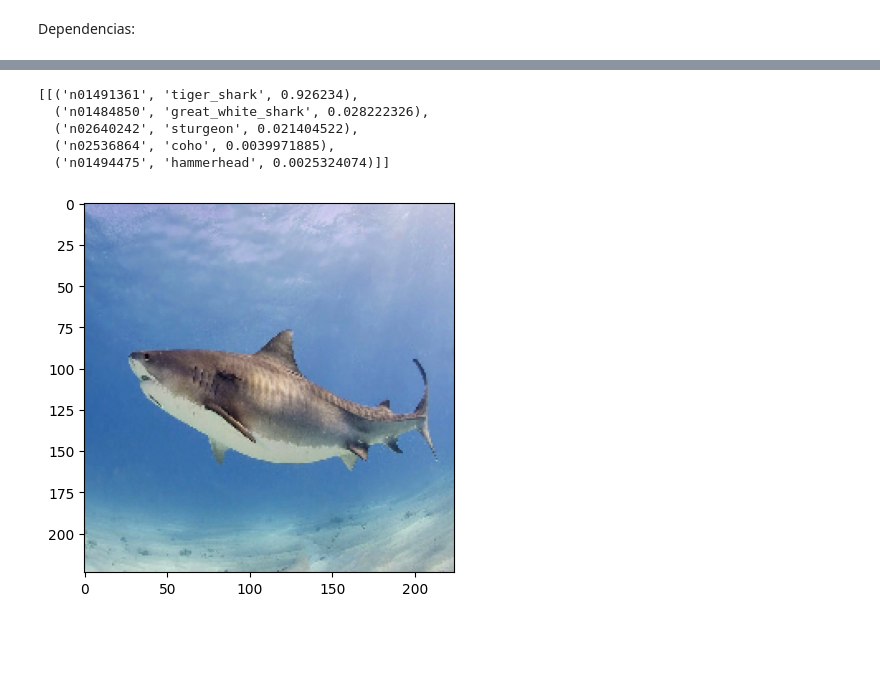
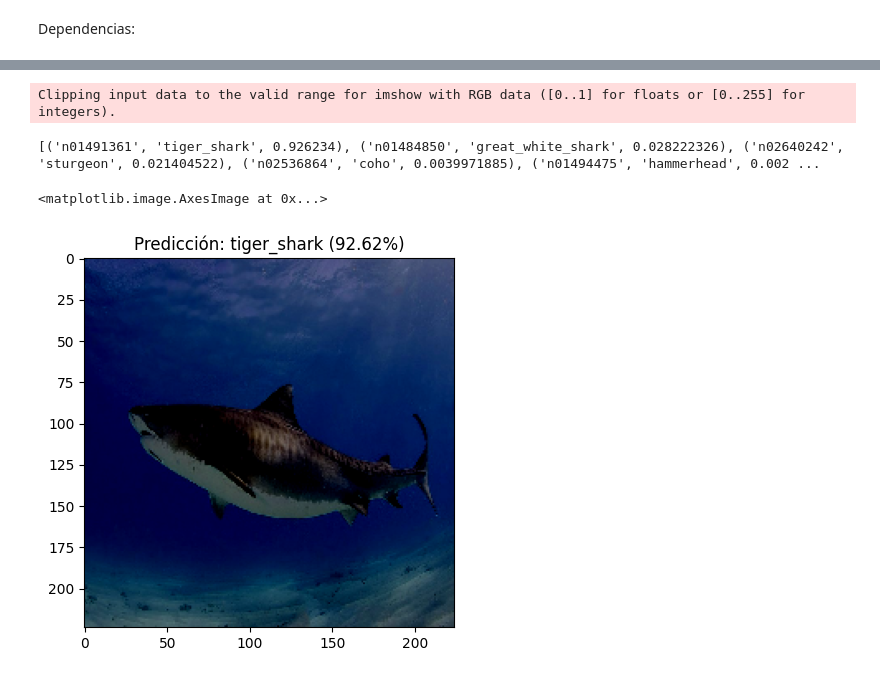
Before and after one commit to pxpe/TFG-Adversarial, a Jupyter notebook: object-classification/object-classification.ipynb, the cells around one changed output, grey strips where cells are left out. Drawn from its saved outputs; the diff is of its cells as text; code cells hidden in the pictures; blank space fills up the shorter version.

Commit message:
added percentage of prediction

```diff
--- a/object-classification/object-classification.ipynb
+++ b/object-classification/object-classification.ipynb
@@ -23,8 +23,13 @@ data_folder = 'data'
 # %%
 img = image.image_utils.load_img(os.path.join(data_folder,'Tiger_shark.jpg'), target_size=(224, 224))
 img = image.image_utils.img_to_array(img)
-p.imshow(img / 255)
+
 x = preprocess_input(n.expand_dims(img, axis=0))
 preds = resnet.predict(x)
-decode_predictions(preds, top=5)
+decoded_preds = decode_predictions(preds, top=5)[0]
+
+print(decoded_preds)
+
+p.title('Predicción: ' + decoded_preds[0][1] + ' (' + str(round(decoded_preds[0][2] * 100,2)) + '%)')
+p.imshow(img / 255) # Normalizamos la imagen
 # %% [output]
@@ -34,6 +37,4 @@ Downloading data from https://storage.googleapis.com/download.tensorflow.org/dat
-[[('n01491361', 'tiger_shark', 0.926234),
-  ('n01484850', 'great_white_shark', 0.028222326),
-  ('n02640242', 'sturgeon', 0.021404522),
-  ('n02536864', 'coho', 0.0039971885),
-  ('n01494475', 'hammerhead', 0.0025324074)]]
+Clipping input data to the valid range for imshow with RGB data ([0..1] for floats or [0..255] for integers).
+[('n01491361', 'tiger_shark', 0.926234), ('n01484850', 'great_white_shark', 0.028222326), ('n02640242', 'sturgeon', 0.021404522), ('n02536864', 'coho', 0.0039971885), ('n01494475', 'hammerhead', 0.002 ...
+<matplotlib.image.AxesImage at 0x...>
-[figure, old version]
+[figure, new version]
```
Also changed, not shown: parts of 1 cell of this notebook.
